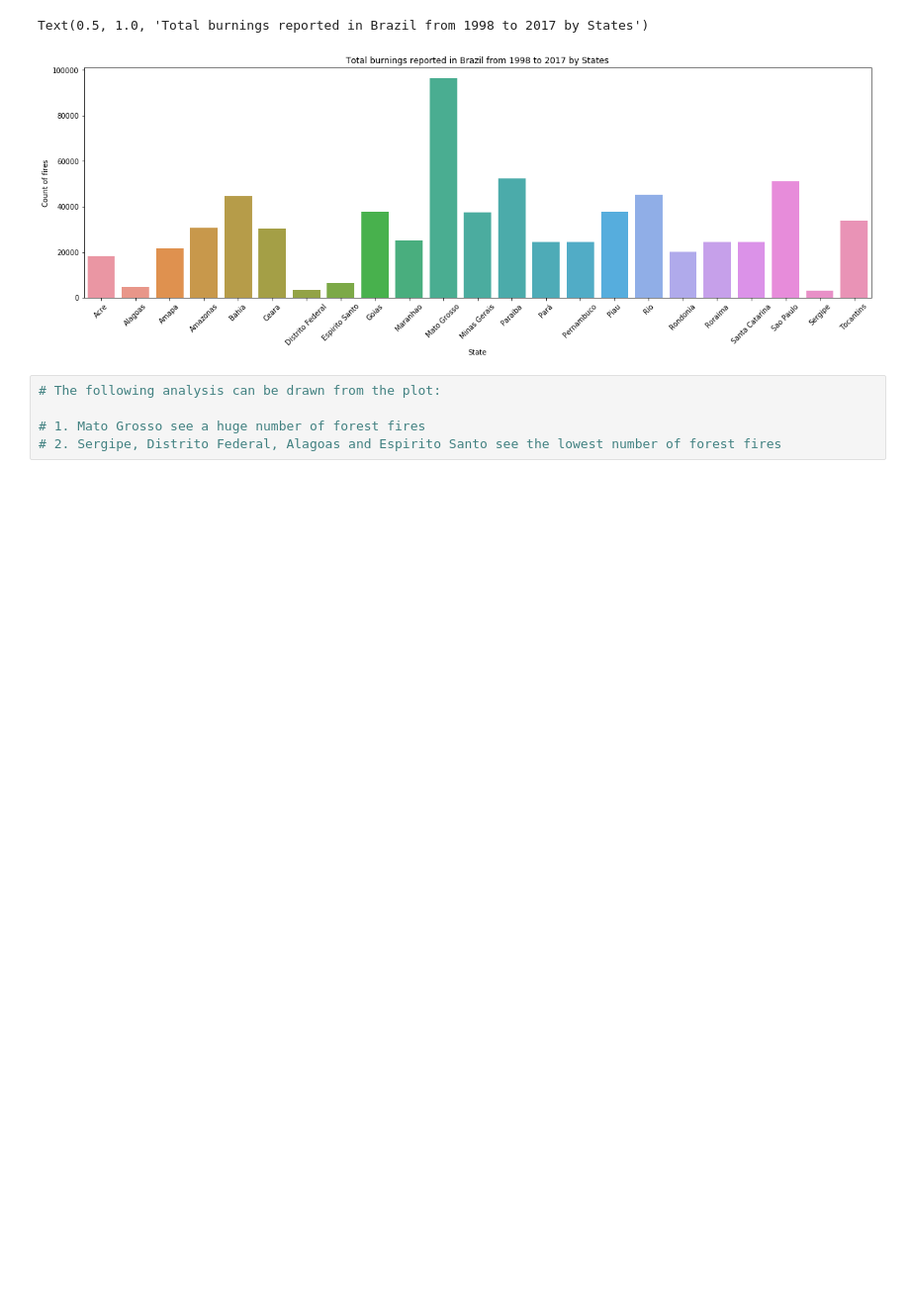
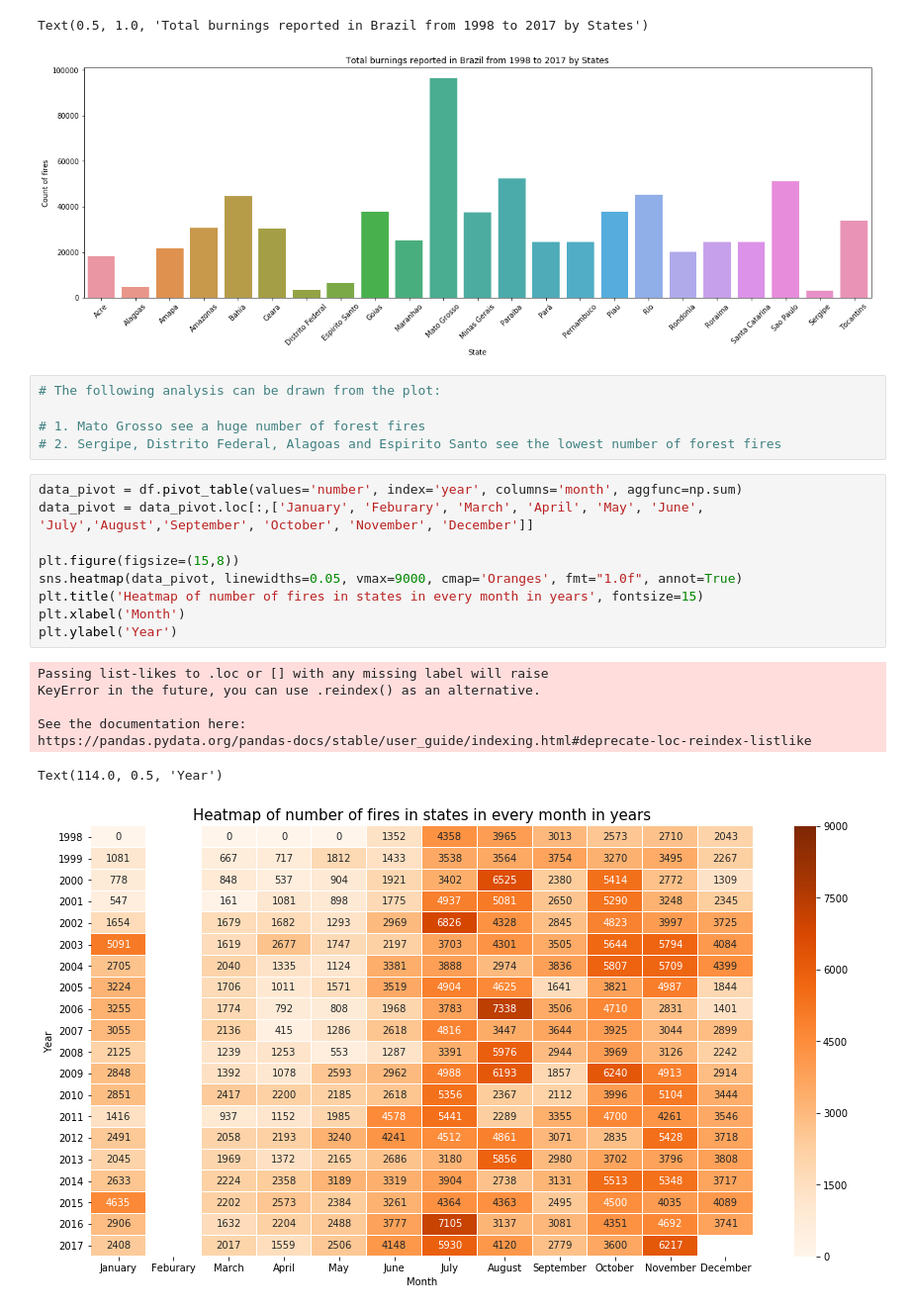
Before and after one commit to somya-anchalia/Data-Analytics-Projects, a Jupyter notebook: My projects/Code/Forest Fires in Brazil/brazil-forest-fires.ipynb, the cells around one changed output. Shown at 99% size. Cells and saved outputs as stored; diff of their text form; blank space fills up the shorter version.

```diff
--- a/My projects/Code/Forest Fires in Brazil/brazil-forest-fires.ipynb
+++ b/My projects/Code/Forest Fires in Brazil/brazil-forest-fires.ipynb
@@ -140,3 +146,20 @@ Text(0.5, 1.0, 'Total burnings reported in Brazil from 1998 to 2017 by States')
 
 # 1. Mato Grosso see a huge number of forest fires
 # 2. Sergipe, Distrito Federal, Alagoas and Espirito Santo see the lowest number of forest fires
+# %%
+data_pivot = df.pivot_table(values='number', index='year', columns='month', aggfunc=np.sum)
+data_pivot = data_pivot.loc[:,['January', 'Feburary', 'March', 'April', 'May', 'June', 'July','August','September', 'October', 'November', 'December']]
+
+plt.figure(figsize=(15,8))
+sns.heatmap(data_pivot, linewidths=0.05, vmax=9000, cmap='Oranges', fmt="1.0f", annot=True)
+plt.title('Heatmap of number of fires in states in every month in years', fontsize=15)
+plt.xlabel('Month')
+plt.ylabel('Year')
+# %% [output]
+Passing list-likes to .loc or [] with any missing label will raise
+KeyError in the future, you can use .reindex() as an alternative.
+
+See the documentation here:
+https://pandas.pydata.org/pandas-docs/stable/user_guide/indexing.html#deprecate-loc-reindex-listlike
+Text(114.0, 0.5, 'Year')
+[figure, added]
```
Also changed, not shown: parts of 1 cell of this notebook.
